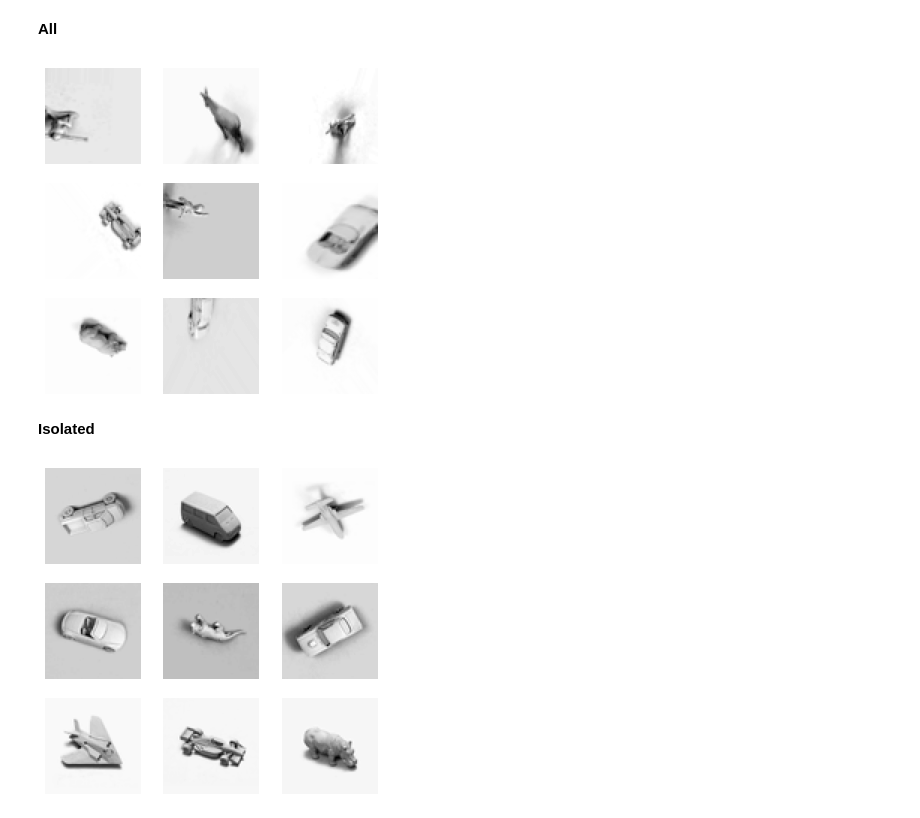
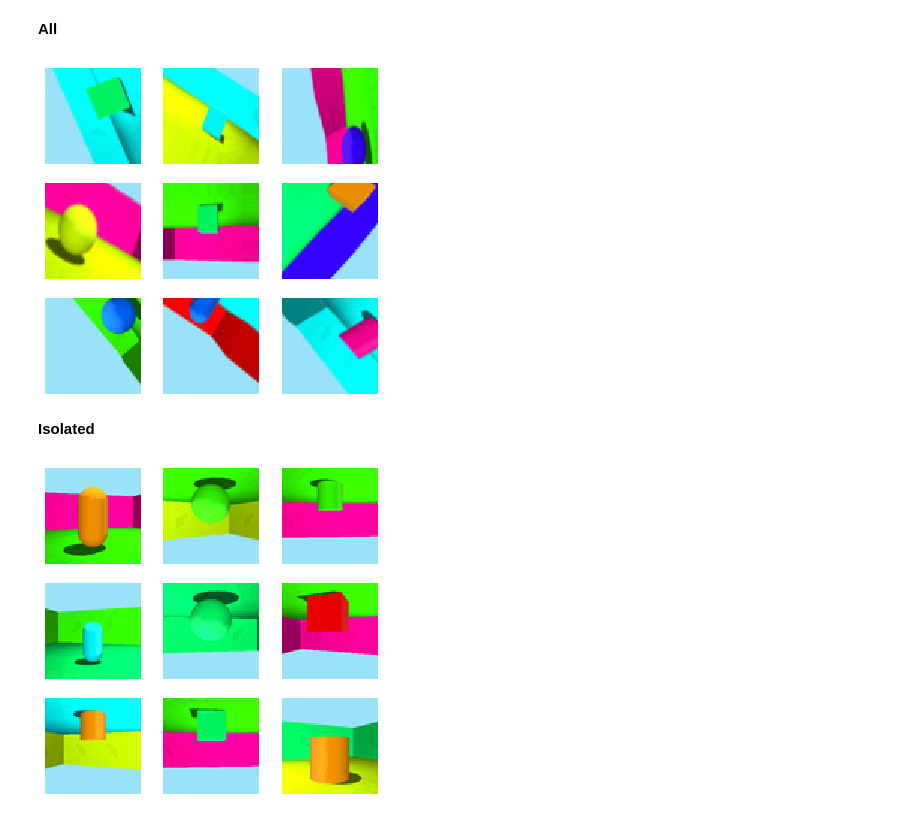
Before and after one commit to maleakhiw/explaining-dataset-shifts, a Jupyter notebook: experiments/3dshapes/data_exploration.ipynb, the cells around one changed output. Cells and saved outputs as stored; diff of their text form; code cells hidden in the pictures.

Commit message:
play around with the 3dshapes data

```diff
--- a/experiments/3dshapes/data_exploration.ipynb
+++ b/experiments/3dshapes/data_exploration.ipynb
@@ -26,2 +22,5 @@ X_data, c_data = load_smallnorb(directory_path)
+# %%
+path = "../../data/3dshapes.h5"
+X_data, c_data = load_3dshapes(path, 70000)
 # %%
 # Select images
@@ -94,15 +92,15 @@ dtype: int64
 X_img, y_img = apply_img_shift(deepcopy(X_data_flatten), c_data[:,0], ORIGINAL_SHAPE,
                                ShiftIntensity.Large, 1.0, ShiftType.All)
 # %%
-show_images_grid(X_img.reshape([-1, 64, 64])[np.random.randint(0, 2000, 50)], num_images=9)
+show_images_grid(X_img.reshape([-1, 64, 64, 3])[np.random.randint(0, 2000, 50)], num_images=9)
 # %% [output]
-[figure, old version]
+[figure, new version]
 # %% [markdown]
 **Isolated**
 # %%
 X_img, y_img = apply_img_shift(deepcopy(X_data_flatten), c_data[:,0], ORIGINAL_SHAPE,
                                ShiftIntensity.Large, 1.0, [ShiftType.Flip])
 # %%
-show_images_grid(X_img.reshape([-1, 64, 64])[np.random.randint(0, 2000, 50)], num_images=9)
+show_images_grid(X_img.reshape([-1, 64, 64, 3])[np.random.randint(0, 2000, 50)], num_images=9)
 # %% [output]
-[figure, old version]
+[figure, new version]
```
Also changed, not shown: parts of 10 cells of this notebook.
